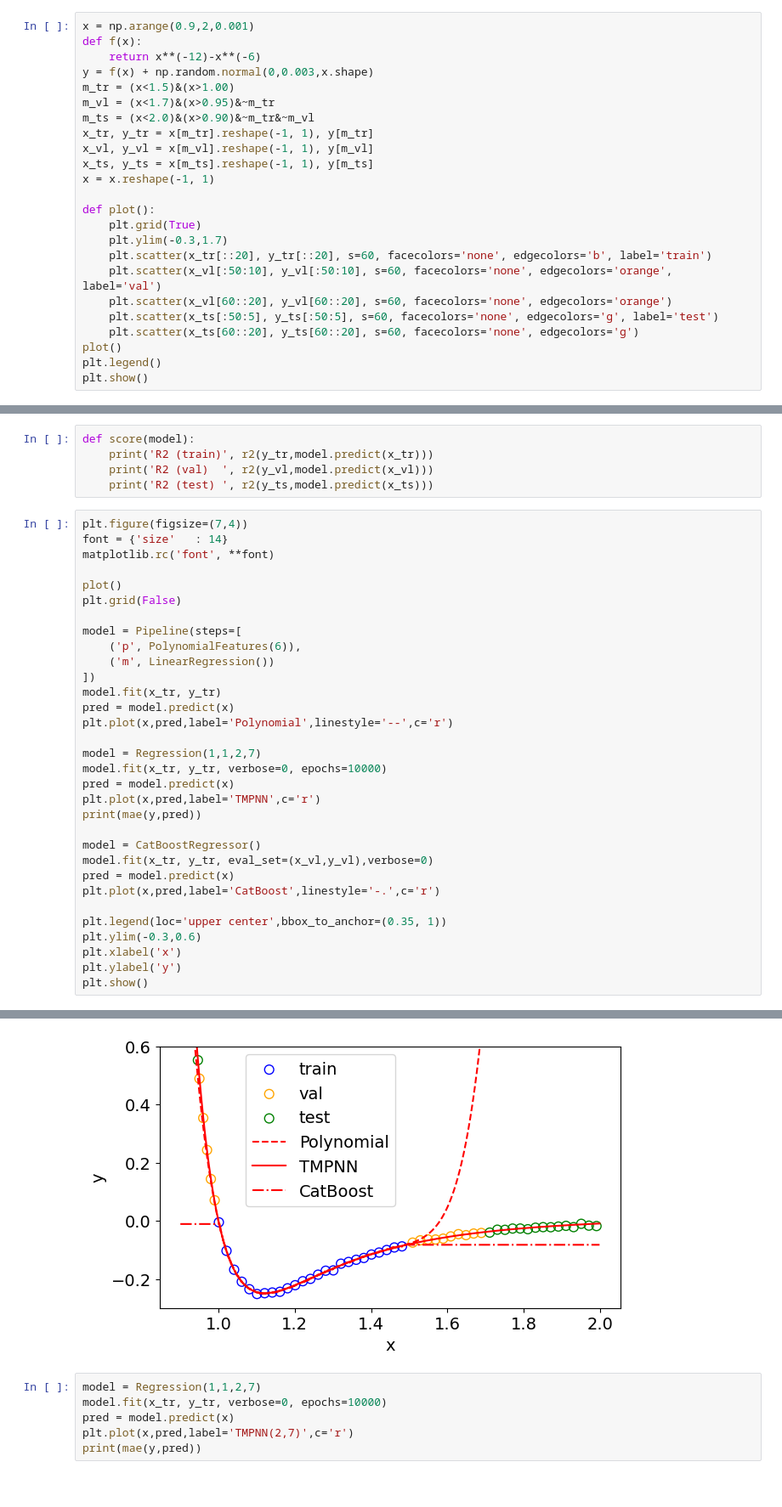
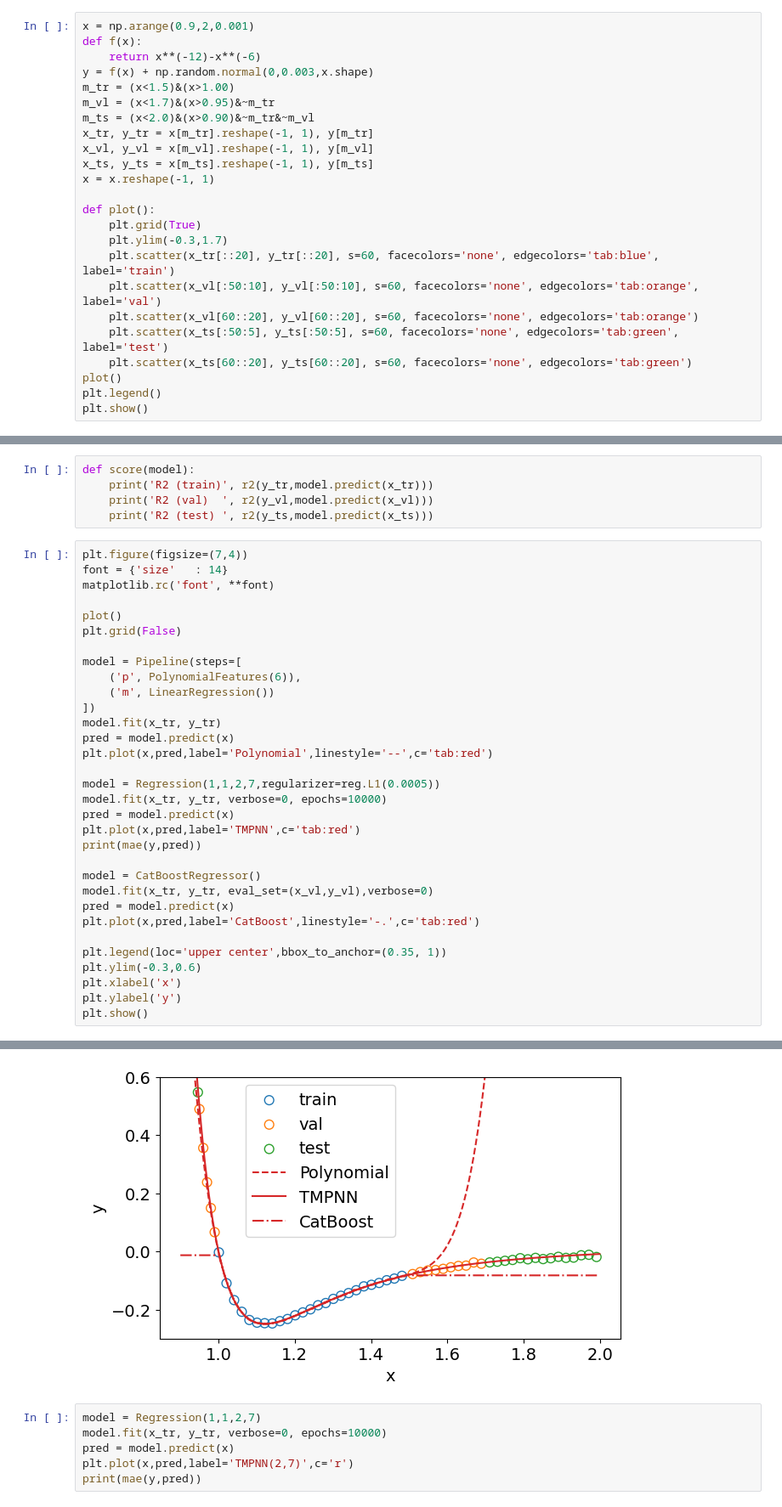
Before and after one commit to andiva/tmpnn, a Jupyter notebook: demo/Synthetic.ipynb, the cells around one changed output, grey strips where cells are left out. Shown at 85% size. Saved outputs shown, nothing was run; the diff lists cells and outputs as text.

```diff
--- a/demo/Synthetic.ipynb
+++ b/demo/Synthetic.ipynb
@@ -122,11 +122,11 @@ x = x.reshape(-1, 1)
 def plot():
     plt.grid(True)
     plt.ylim(-0.3,1.7)
-    plt.scatter(x_tr[::20], y_tr[::20], s=60, facecolors='none', edgecolors='b', label='train')
-    plt.scatter(x_vl[:50:10], y_vl[:50:10], s=60, facecolors='none', edgecolors='orange', label='val')
-    plt.scatter(x_vl[60::20], y_vl[60::20], s=60, facecolors='none', edgecolors='orange')
-    plt.scatter(x_ts[:50:5], y_ts[:50:5], s=60, facecolors='none', edgecolors='g', label='test')
-    plt.scatter(x_ts[60::20], y_ts[60::20], s=60, facecolors='none', edgecolors='g')
+    plt.scatter(x_tr[::20], y_tr[::20], s=60, facecolors='none', edgecolors='tab:blue', label='train')
+    plt.scatter(x_vl[:50:10], y_vl[:50:10], s=60, facecolors='none', edgecolors='tab:orange', label='val')
+    plt.scatter(x_vl[60::20], y_vl[60::20], s=60, facecolors='none', edgecolors='tab:orange')
+    plt.scatter(x_ts[:50:5], y_ts[:50:5], s=60, facecolors='none', edgecolors='tab:green', label='test')
+    plt.scatter(x_ts[60::20], y_ts[60::20], s=60, facecolors='none', edgecolors='tab:green')
 plot()
 plt.legend()
 plt.show()
@@ -151,18 +151,18 @@ model = Pipeline(steps=[
 ])
 model.fit(x_tr, y_tr)
 pred = model.predict(x)
-plt.plot(x,pred,label='Polynomial',linestyle='--',c='r')
+plt.plot(x,pred,label='Polynomial',linestyle='--',c='tab:red')
 
-model = Regression(1,1,2,7)
+model = Regression(1,1,2,7,regularizer=reg.L1(0.0005))
 model.fit(x_tr, y_tr, verbose=0, epochs=10000)
 pred = model.predict(x)
-plt.plot(x,pred,label='TMPNN',c='r')
+plt.plot(x,pred,label='TMPNN',c='tab:red')
 print(mae(y,pred))
 
 model = CatBoostRegressor()
 model.fit(x_tr, y_tr, eval_set=(x_vl,y_vl),verbose=0)
 pred = model.predict(x)
-plt.plot(x,pred,label='CatBoost',linestyle='-.',c='r')
+plt.plot(x,pred,label='CatBoost',linestyle='-.',c='tab:red')
 
 plt.legend(loc='upper center',bbox_to_anchor=(0.35, 1))
 plt.ylim(-0.3,0.6)
@@ -175,4 +175,4 @@ plt.show()
-[figure, old version]
+[figure, new version]
 # %%
 model = Regression(1,1,2,7)
 model.fit(x_tr, y_tr, verbose=0, epochs=10000)
```
Also changed, not shown: parts of 6 cells of this notebook, 2 other files.
